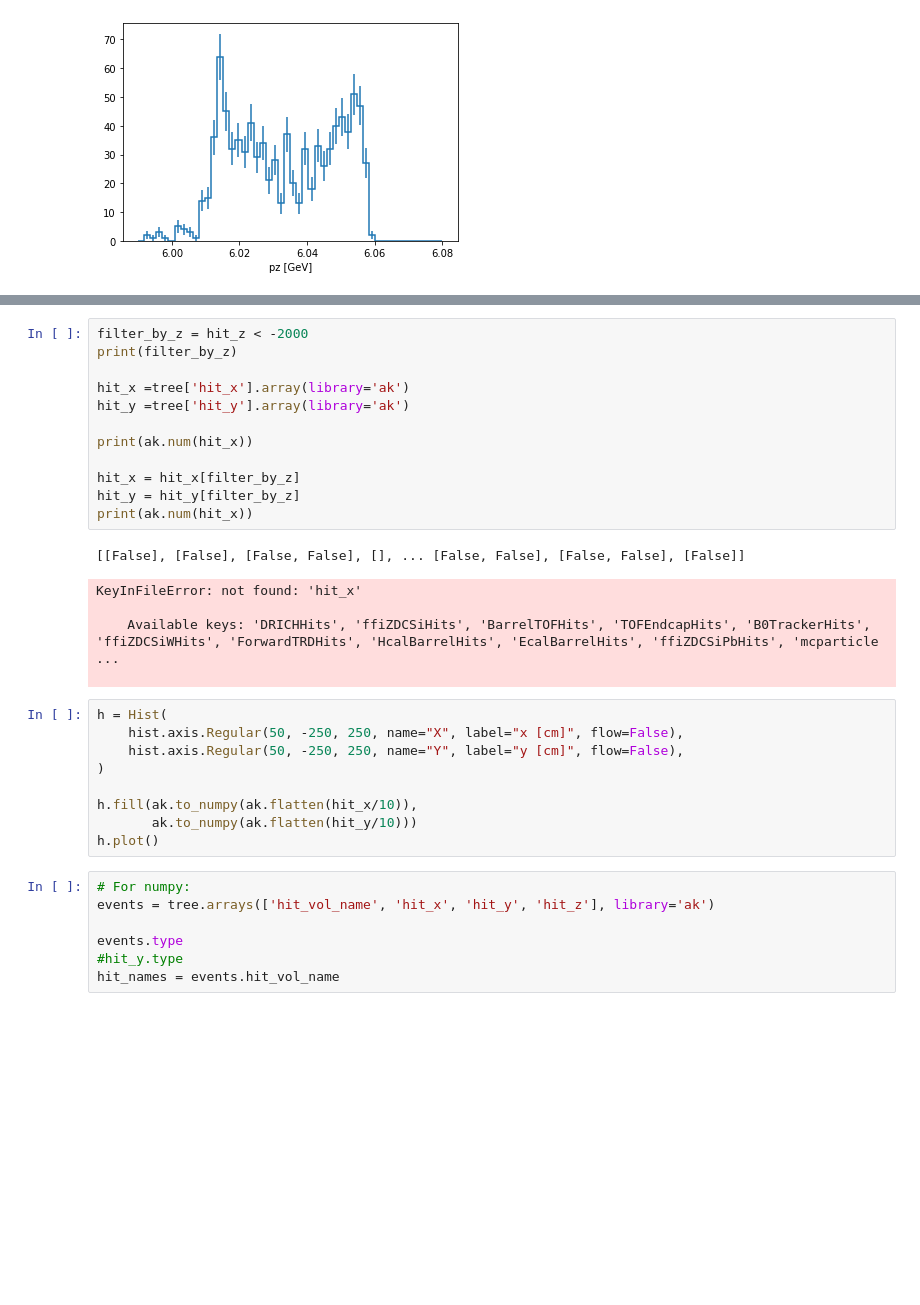
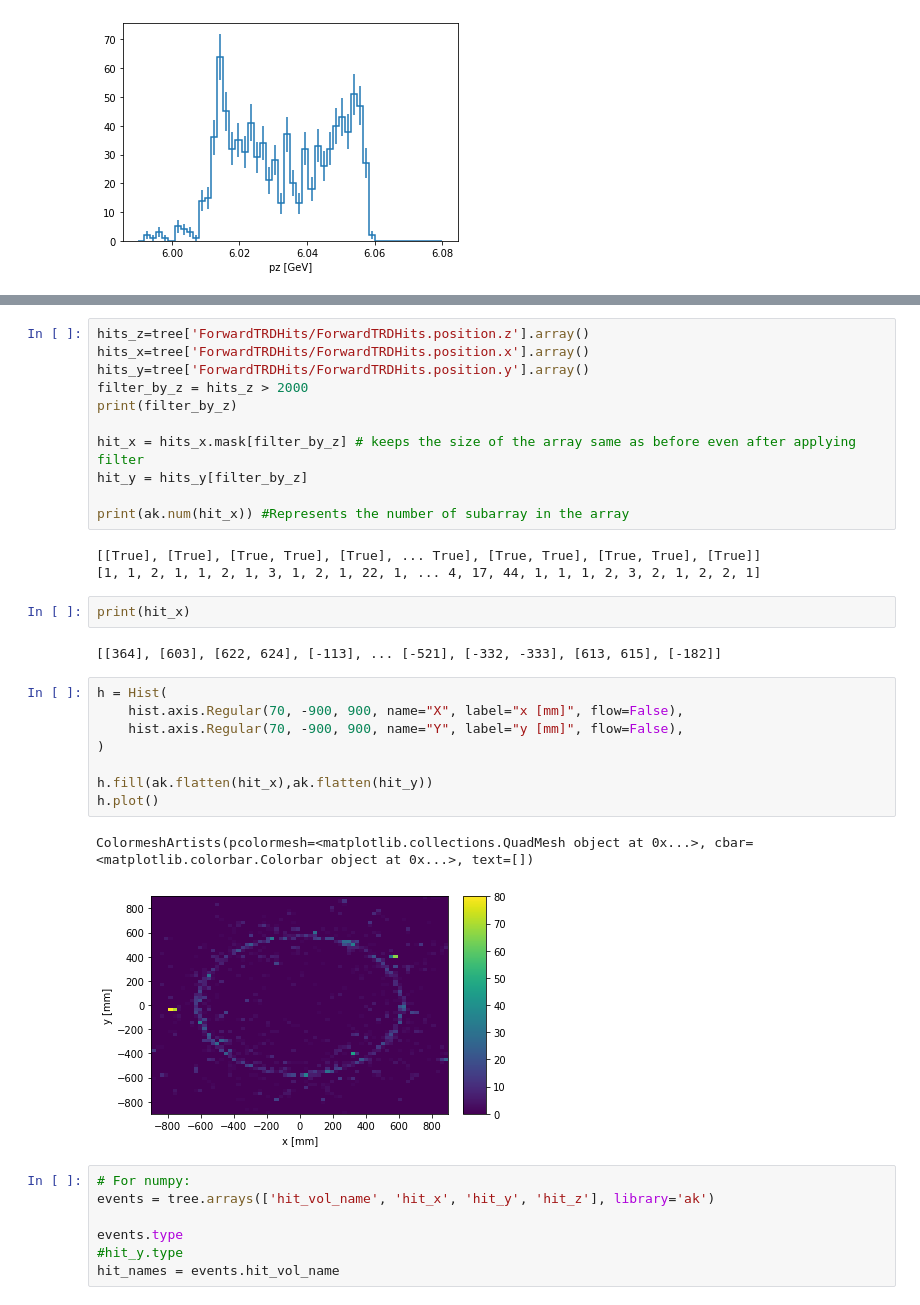
Before and after one commit to nilay121/trd_rec, a Jupyter notebook: ReadRootFile.ipynb, the cells around one changed output, grey strips where cells are left out. Saved outputs shown, nothing was run; the diff lists cells and outputs as text; blank space fills up the shorter version.

```diff
--- a/ReadRootFile.ipynb
+++ b/ReadRootFile.ipynb
@@ -229,30 +260,32 @@ mom_hst.plot()
-# %%
-filter_by_z = hit_z < -2000
-print(filter_by_z)
-
-hit_x =tree['hit_x'].array(library='ak')
-hit_y =tree['hit_y'].array(library='ak')
-
-print(ak.num(hit_x))
-
-hit_x = hit_x[filter_by_z]
-hit_y = hit_y[filter_by_z]
-print(ak.num(hit_x))
-# %% [output]
-[[False], [False], [False, False], [], ... [False, False], [False, False], [False]]
-KeyInFileError: not found: 'hit_x'
-
-    Available keys: 'DRICHHits', 'ffiZDCSiHits', 'BarrelTOFHits', 'TOFEndcapHits', 'B0TrackerHits', 'ffiZDCSiWHits', 'ForwardTRDHits', 'HcalBarrelHits', 'EcalBarrelHits', 'ffiZDCSiPbHits', 'mcparticle ...
-
+# %%
+hits_z=tree['ForwardTRDHits/ForwardTRDHits.position.z'].array()
+hits_x=tree['ForwardTRDHits/ForwardTRDHits.position.x'].array()
+hits_y=tree['ForwardTRDHits/ForwardTRDHits.position.y'].array()
+filter_by_z = hits_z > 2000
+print(filter_by_z)
+
+hit_x = hits_x.mask[filter_by_z] # keeps the size of the array same as before even after applying filter
+hit_y = hits_y[filter_by_z]
+
+print(ak.num(hit_x)) #Represents the number of subarray in the array
+# %% [output]
+[[True], [True], [True, True], [True], ... True], [True, True], [True, True], [True]]
+[1, 1, 2, 1, 1, 2, 1, 3, 1, 2, 1, 22, 1, ... 4, 17, 44, 1, 1, 1, 2, 3, 2, 1, 2, 2, 1]
+# %%
+print(hit_x)
+# %% [output]
+[[364], [603], [622, 624], [-113], ... [-521], [-332, -333], [613, 615], [-182]]
 # %%
 h = Hist(
-    hist.axis.Regular(50, -250, 250, name="X", label="x [cm]", flow=False),
-    hist.axis.Regular(50, -250, 250, name="Y", label="y [cm]", flow=False),
+    hist.axis.Regular(70, -900, 900, name="X", label="x [mm]", flow=False),
+    hist.axis.Regular(70, -900, 900, name="Y", label="y [mm]", flow=False),
 )
 
-h.fill(ak.to_numpy(ak.flatten(hit_x/10)),
-       ak.to_numpy(ak.flatten(hit_y/10)))
+h.fill(ak.flatten(hit_x),ak.flatten(hit_y))
 h.plot()
+# %% [output]
+ColormeshArtists(pcolormesh=<matplotlib.collections.QuadMesh object at 0x...>, cbar=<matplotlib.colorbar.Colorbar object at 0x...>, text=[])
+[figure, added]
 # %%
 # For numpy:
 events = tree.arrays(['hit_vol_name', 'hit_x', 'hit_y', 'hit_z'], library='ak')
```
Also changed, not shown: parts of 8 cells of this notebook, 1 other file.
